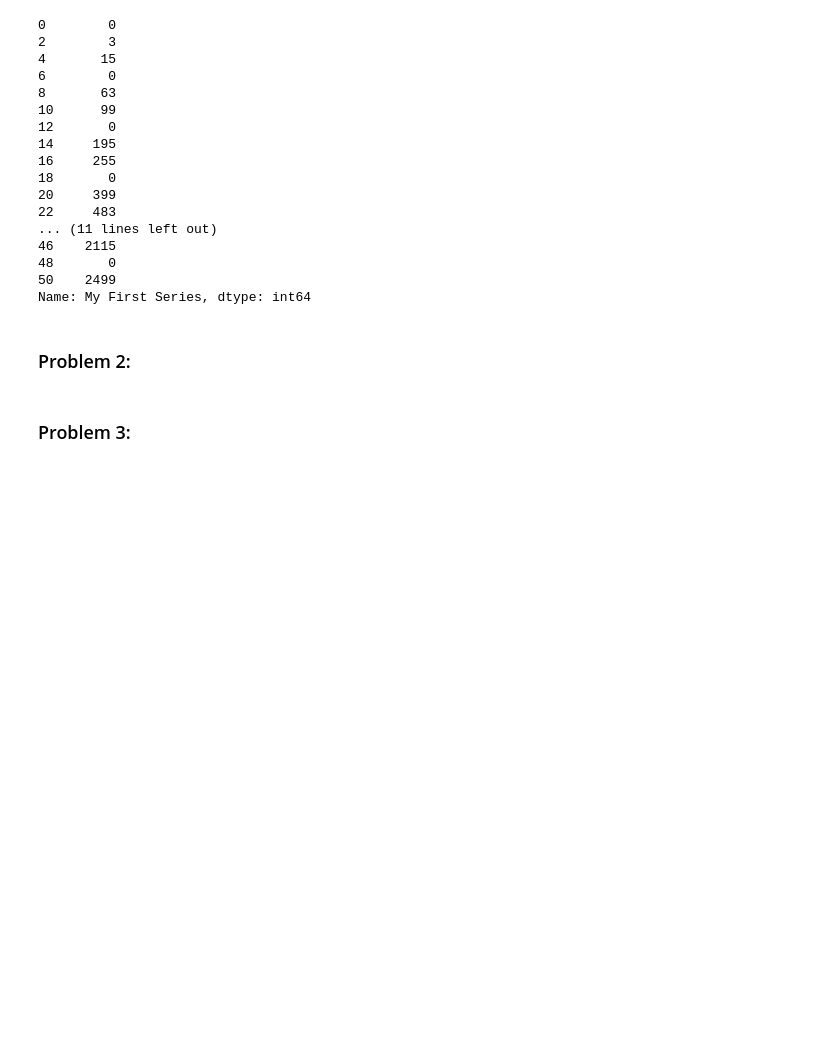
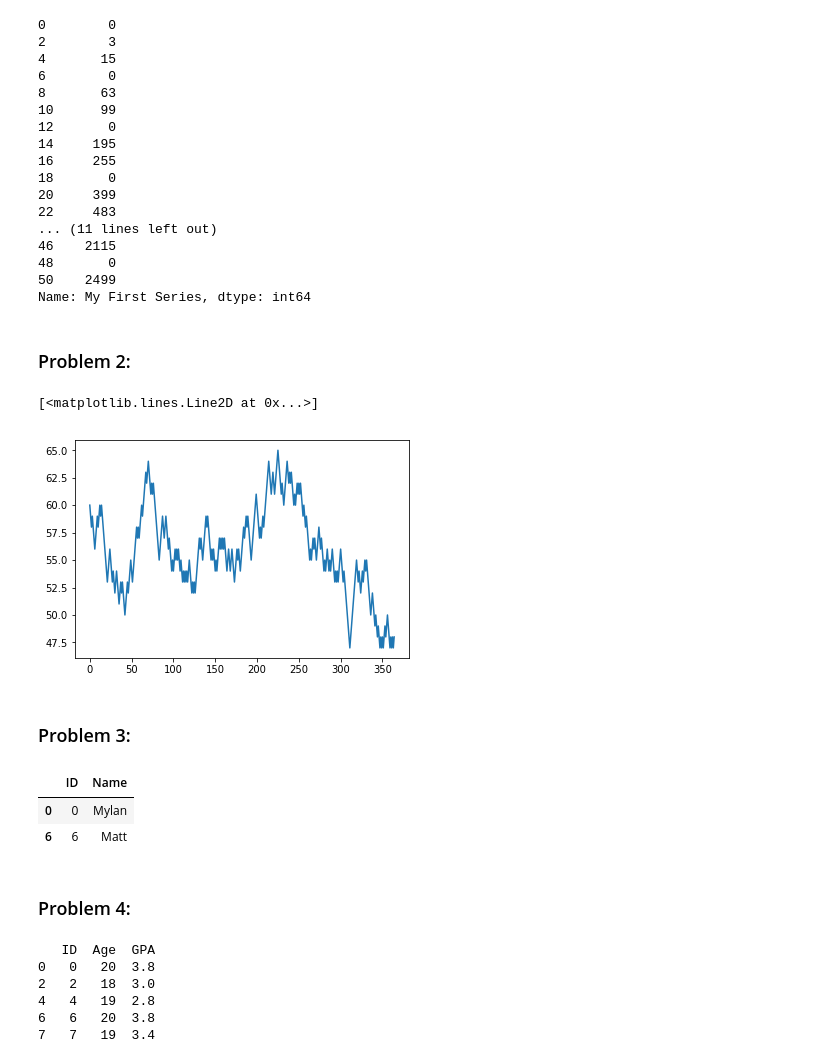
Before and after one commit to Cacheell/BootCamp2018, a Jupyter notebook: ProbSets/Comp/ProbSet2/Problem Set Questions.ipynb, the cells around one changed output. Cells and saved outputs as stored; diff of their text form; code cells hidden in the pictures; blank space fills up the shorter version.

```diff
--- a/ProbSets/Comp/ProbSet2/Problem Set Questions.ipynb
+++ b/ProbSets/Comp/ProbSet2/Problem Set Questions.ipynb
@@ -350,2 +328,31 @@ investment(.5)
+# %%
+import matplotlib.pyplot as plt
+import pandas as pd
+import numpy as np
+
+def investment(prob, d=100):
+    dates = pd.date_range("1/1/2000", "12/31/2000", freq='D')
+    daily_draw = np.zeros(len(dates))
+    stash = d
+    stock = pd.Series([d], index=[str(dates[0])])
+    for i in range(1, len(dates) - 1):
+        dd =  np.random.binomial(1, prob)
+        if dd == 0:
+            stash += 1
+            stock[str(dates[i+1])] = stash
+        elif dd == 1:
+            stash -= 1
+            if stash < 0:
+                stash = 0
+            stock[str(dates[i+1])] = stash
+        else:
+            print("something is wrong")
+
+    return stock
+series_stock = investment(.5, 60)
+plt.plot(np.arange(len(series_stock)), series_stock)
+# %% [output]
+[<matplotlib.lines.Line2D at 0x...>]
+[figure, added]
 # %% [markdown]
 ### Problem 3:
@@ -351,0 +373,18 @@ investment(.5)
+# %%
+studentInfo[(studentInfo['Sex']=='M') & (studentInfo['Age'] > 19)][['ID','Name']]
+# %% [output]
+|  | ID | Name |
+| 0 | 0 | Mylan |
+| 6 | 6 | Matt |
+# %% [markdown]
+### Problem 4:
+# %%
+newdata = pd.merge(studentInfo, otherInfo, on='ID')[studentInfo['Sex']=='M'][['ID', 'Age', 'GPA']]
+print(newdata)
+# %% [output]
+   ID  Age  GPA
+0   0   20  3.8
+2   2   18  3.0
+4   4   19  2.8
+6   6   20  3.8
+7   7   19  3.4
```
Also changed, not shown: parts of 6 cells of this notebook, 2 other files.
